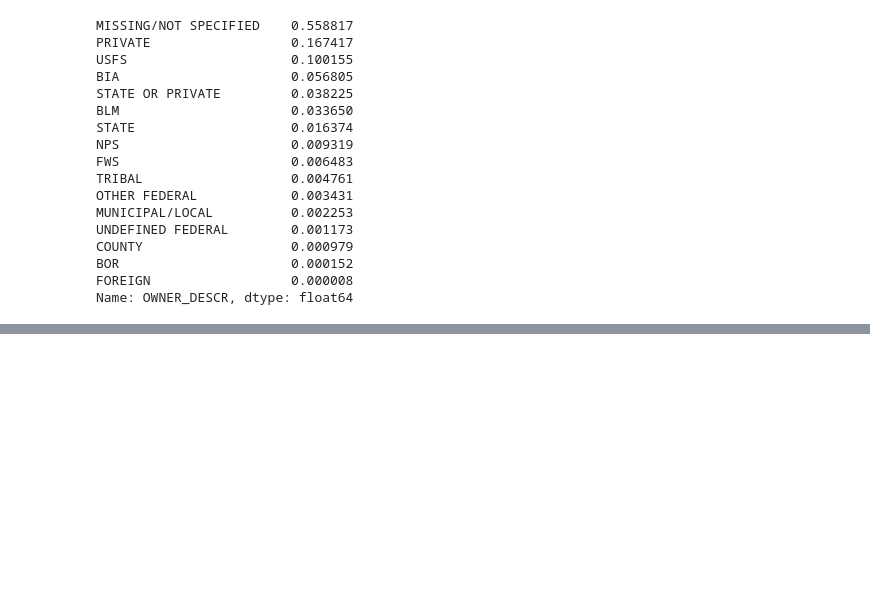
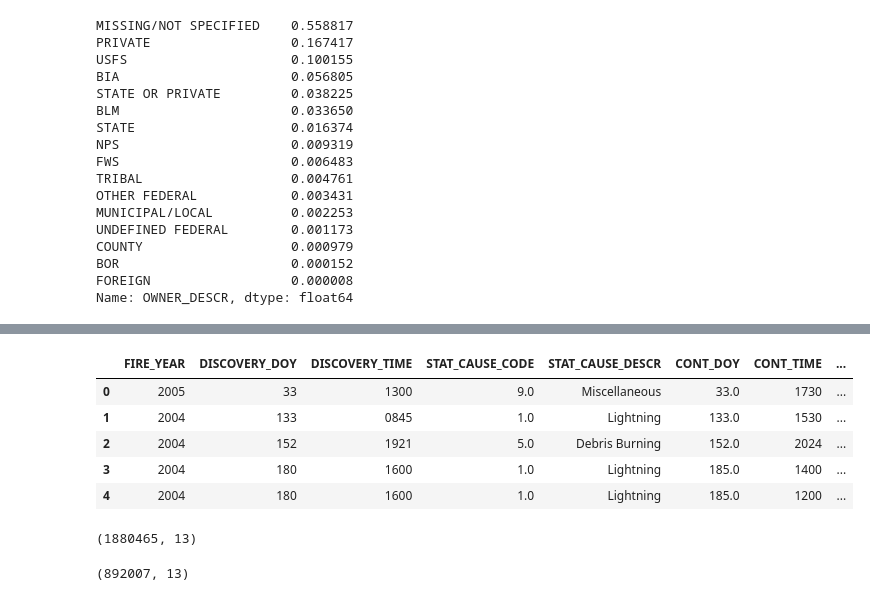
Before and after one commit to awyeh64/sqlqs, a Jupyter notebook: Untitled.ipynb, the cells around one changed output, grey strips where cells are left out. Drawn from its saved outputs; the diff is of its cells as text; code cells hidden in the pictures; blank space fills up the shorter version.

```diff
--- a/Untitled.ipynb
+++ b/Untitled.ipynb
@@ -215,2 +212,15 @@ memory usage: 157.8+ MB
 # %%
-fires_df.drop( columns = ['DISCOVERY_DATE'], inplace = True)
+fires_df.drop( columns = ['DISCOVERY_DATE', 'CONT_DATE'], inplace = True)
+# %%
+fires_df.head()
+# %% [output]
+|  | FIRE_YEAR | DISCOVERY_DOY | DISCOVERY_TIME | STAT_CAUSE_CODE | STAT_CAUSE_DESCR | CONT_DOY | CONT_TIME | ... |
+| 0 | 2005 | 33 | 1300 | 9.0 | Miscellaneous | 33.0 | 1730 | ... |
+| 1 | 2004 | 133 | 0845 | 1.0 | Lightning | 133.0 | 1530 | ... |
+| 2 | 2004 | 152 | 1921 | 5.0 | Debris Burning | 152.0 | 2024 | ... |
+| 3 | 2004 | 180 | 1600 | 1.0 | Lightning | 185.0 | 1400 | ... |
+| 4 | 2004 | 180 | 1600 | 1.0 | Lightning | 185.0 | 1200 | ... |
+# %%
+fires_df.shape
+# %% [output]
+(1880465, 13)
@@ -216,0 +229,4 @@ fires_df.drop( columns = ['DISCOVERY_DATE'], inplace = True)
+# %%
+fires_df.shape
+# %% [output]
+(892007, 13)
```
Also changed, not shown: parts of 17 cells of this notebook.
